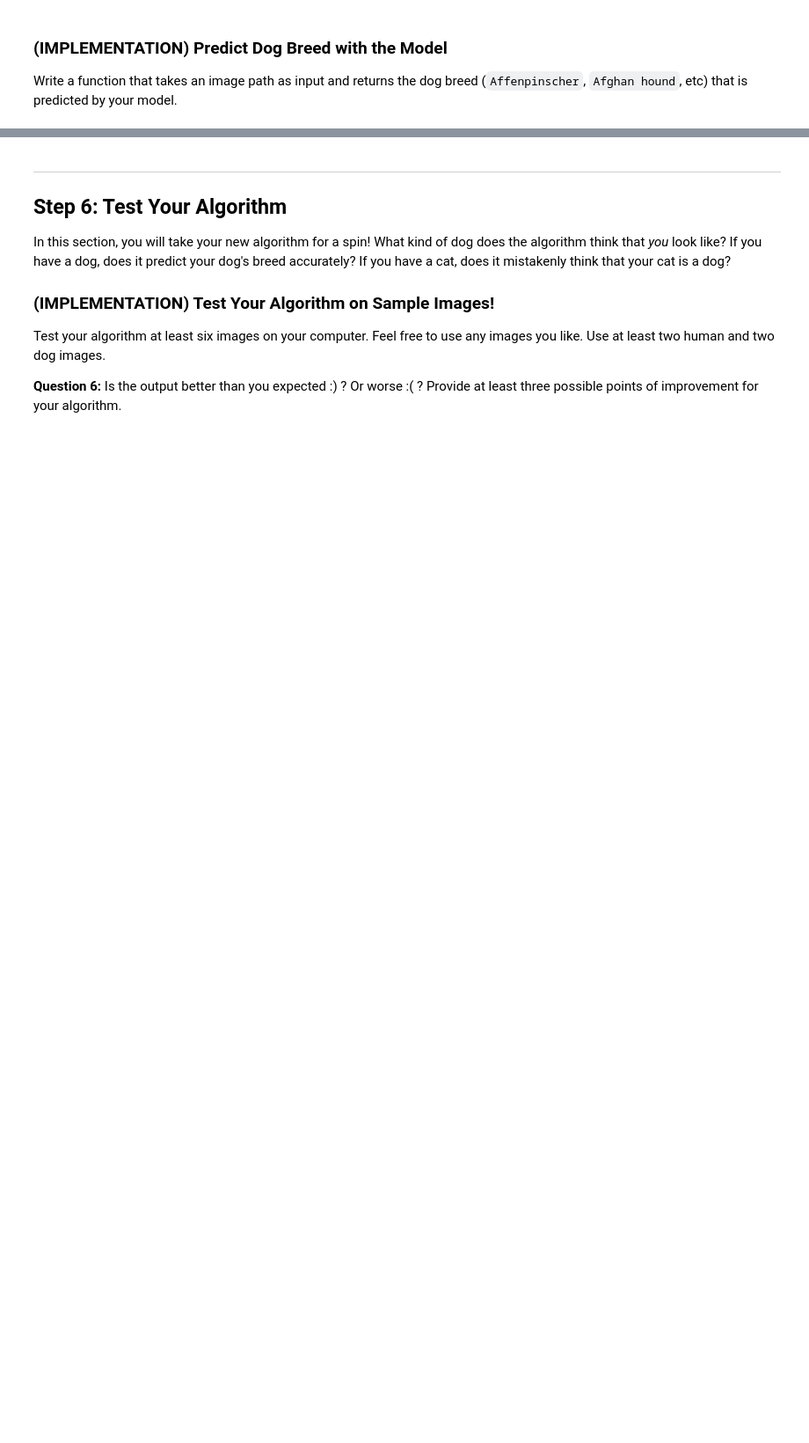
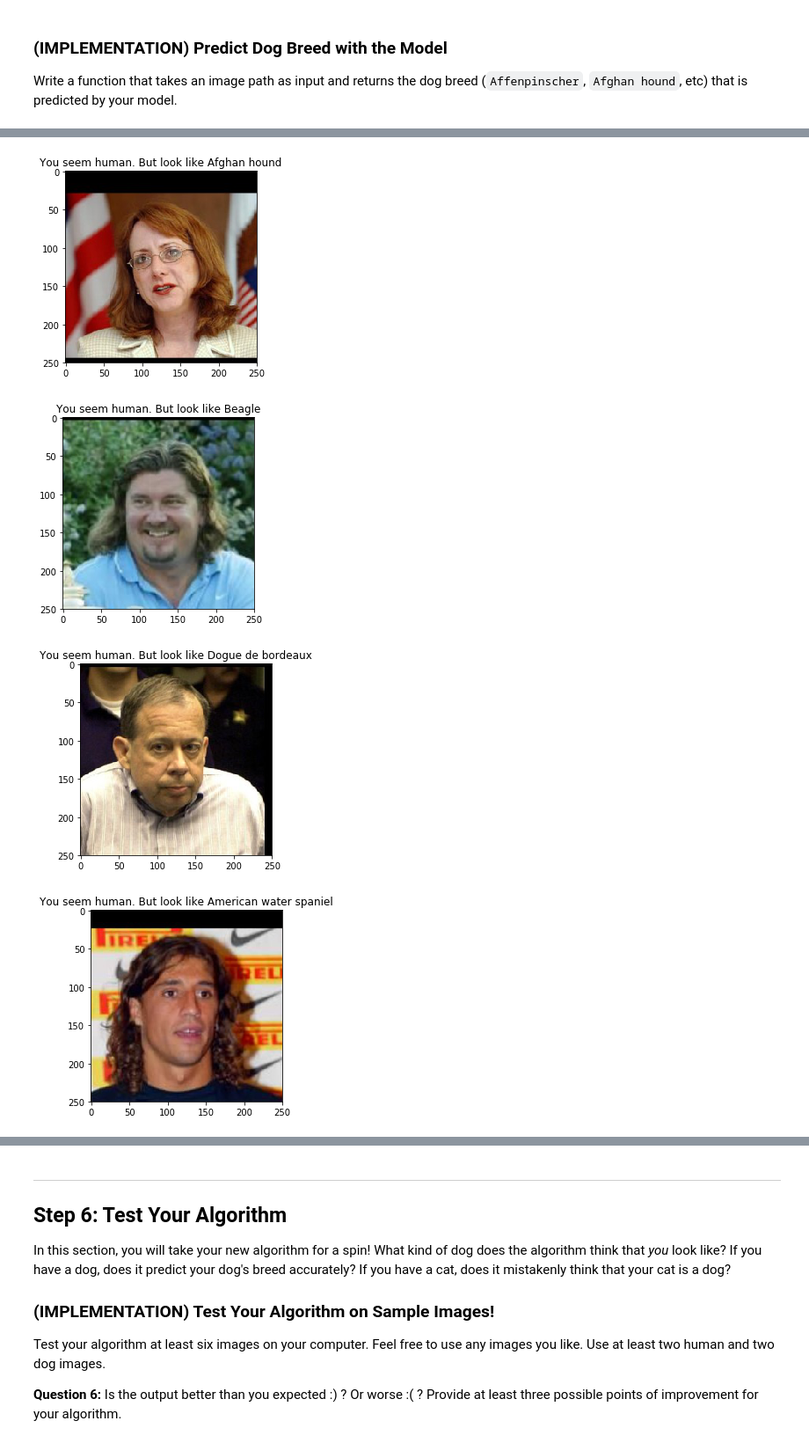
Before and after one commit to birozso/CNN-Dog-identification-project, a Jupyter notebook: dog_app.ipynb, the cells around one changed output, grey strips where cells are left out. Shown at 88% size. Drawn from its saved outputs; the diff is of its cells as text; code cells hidden in the pictures; blank space fills up the shorter version.

Commit message:
created new model for tr learning tested it

```diff
--- a/dog_app.ipynb
+++ b/dog_app.ipynb
@@ -934,15 +941,23 @@ def predict_breed_transfer(img_path):
     #loading
     img = Image.open(img_path)
     # img transform
-    transform_predict = transforms.Compose([transforms.Resize(256),
+    transform_predict = transforms.Compose([transforms.Resize(224),
                                      transforms.RandomResizedCrop(224),
-                                     transforms.RandomHorizontalFlip(),
                                      transforms.ToTensor(),
                                      transforms.Normalize((0.485, 0.456, 0.406), (0.229, 0.224, 0.225))])
     # image tensor
     img_trans = transform_predict(img)
     # load the image and return the predicted breed
-    return None
+    if torch.cuda.is_available():
+        img_trans = img_trans.cuda()
+
+    else:
+        img_trans
+    out_data = model_transfer(img_trans.unsqueeze(0))
+    output_percent = F.softmax(out_data, dim = 1)
+    output_pred = int(out_data.argmax())
+
+    return class_names[output_pred], float(output_percent[0][output_pred])
 # %% [markdown]
 ---
 <a id='step5'></a>
@@ -969,0 +1014,17 @@ def run_app(img_path):
+# %%
+#/data/dog_images/Labrador_retriever_06457.jpg
+#run_app ('Labrador_retriever_06457.jpg')
+
+human_files = np.array(glob("/data/lfw/*/*"))
+dog_files = np.array(glob("/data/dog_images/*/*/*"))
+dog_files_short = dog_files[10:15]
+human_files_short = human_files[15:20]
+test_files_short = np.concatenate((human_files_short, dog_files_short), axis=0)
+
+for index in range(10):
+    run_app(test_files_short[index])
+# %% [output]
+[figure, added]
+[figure, added]
+[figure, added]
+[figure, added]
```
Also changed, not shown: parts of 16 cells of this notebook.
